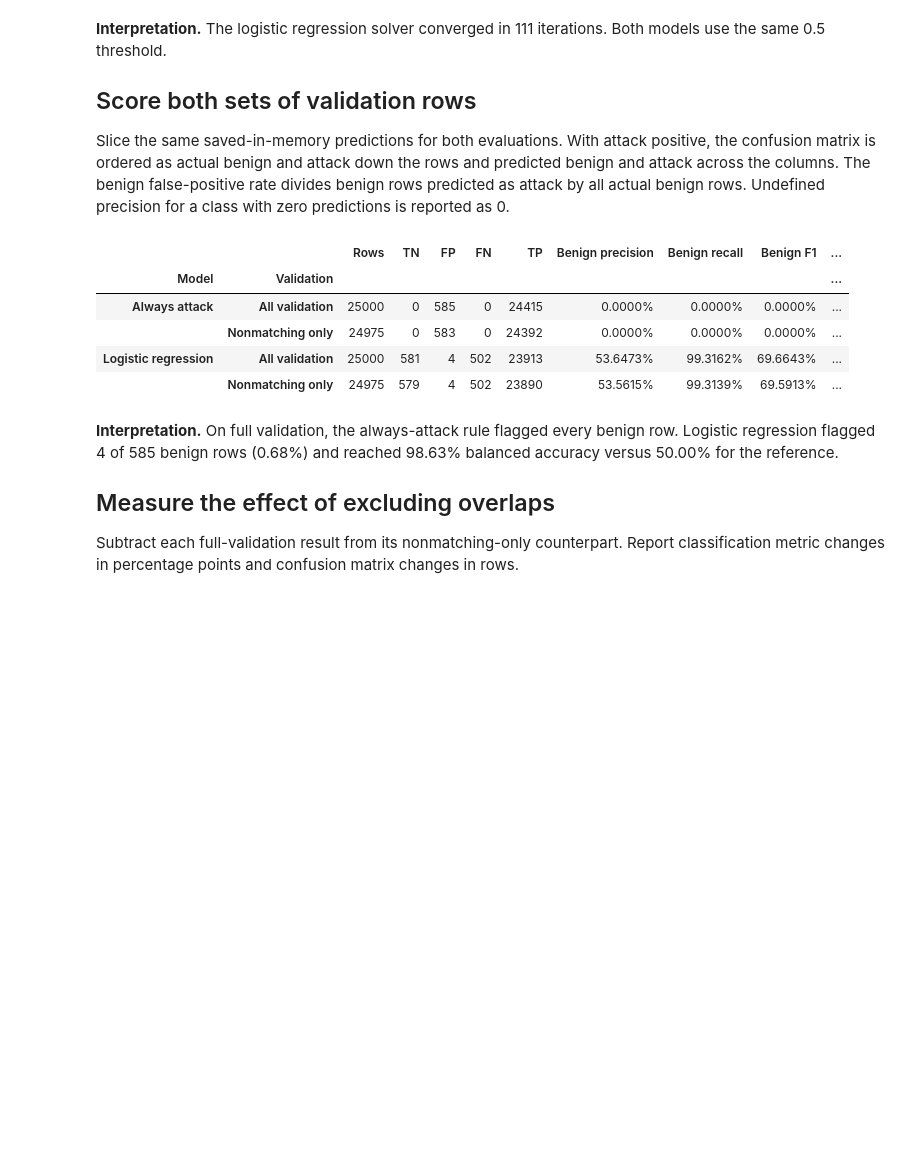
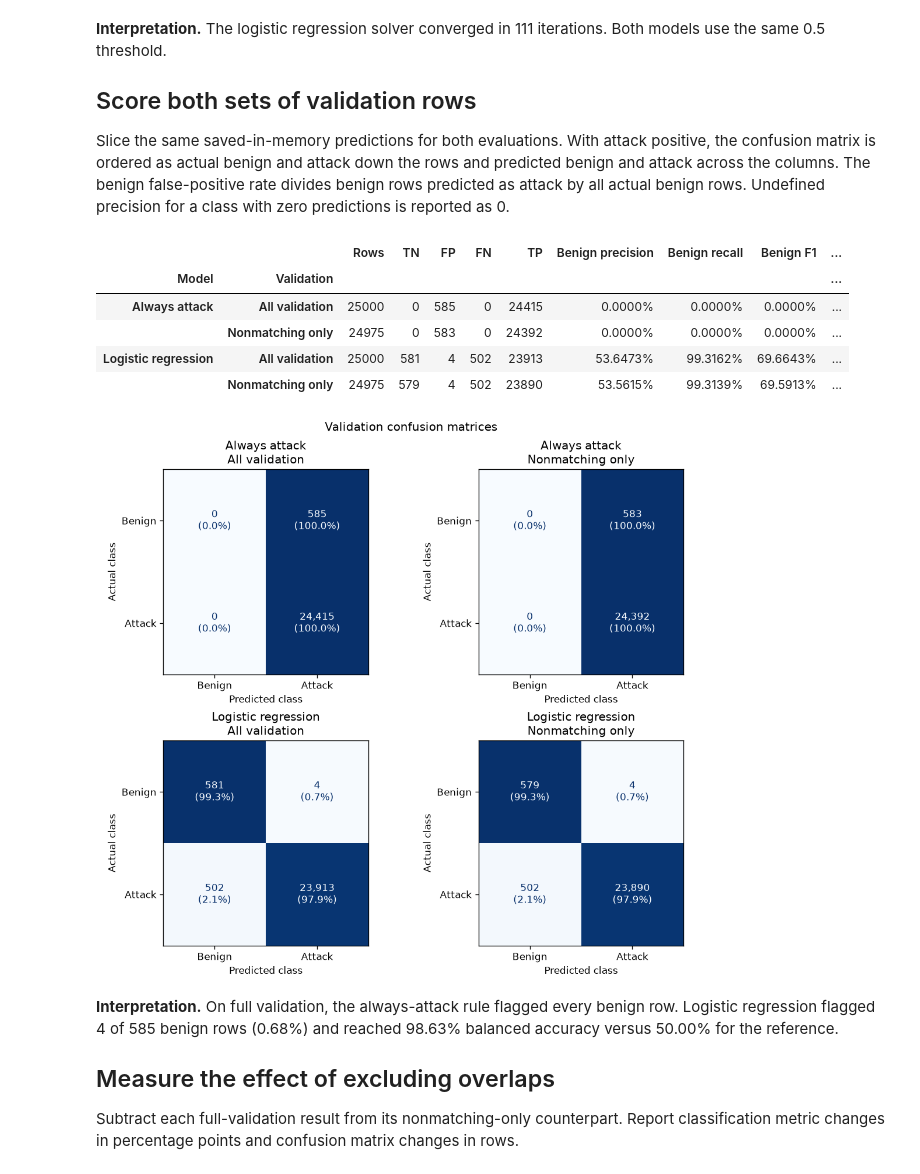
Before and after one commit to mdaliqbal021-tech/iot-intrusion-detection, a Jupyter notebook: notebooks/04_binary_baseline.ipynb, the cells around one changed output. Drawn from its saved outputs; the diff is of its cells as text; code cells hidden in the pictures; blank space fills up the shorter version.

```diff
--- a/notebooks/04_binary_baseline.ipynb
+++ b/notebooks/04_binary_baseline.ipynb
@@ -211,33 +211,52 @@ for name, predicted in predictions.items():
         precision, recall, f1, _ = precision_recall_fscore_support(
             actual, selected, labels=[0, 1], zero_division=0,
         )
         results.append({
             "Model": name, "Validation": scope, "Rows": len(actual),
             "TN": tn, "FP": fp, "FN": fn, "TP": tp,
             "Benign precision": precision[0], "Benign recall": recall[0], "Benign F1": f1[0],
             "Attack precision": precision[1], "Attack recall": recall[1], "Attack F1": f1[1],
             "Balanced accuracy": balanced_accuracy_score(actual, selected),
             "Benign false positives": fp,
             "Actual benign": tn + fp,
             "Benign false-positive rate": fp / (tn + fp),
         })
 
 scores = pd.DataFrame(results).set_index(["Model", "Validation"])
 formatters = {
     column: "{:.4%}" for column in scores.columns if pd.api.types.is_float_dtype(scores[column])
 }
 formatted = scores.copy()
 for column, formatter in formatters.items():
     formatted[column] = formatted[column].map(formatter.format)
 with pd.option_context("display.max_columns", None, "display.width", 240):
     display(formatted)
+
+import matplotlib.pyplot as plt
+from sklearn.metrics import ConfusionMatrixDisplay
+
+fig, axes = plt.subplots(2, 2, figsize=(9, 8), layout="constrained")
+fig.suptitle("Validation confusion matrices")
+for (model, scope), ax in zip(scores.index, axes.flat, strict=True):
+    counts = scores.loc[(model, scope), ["TN", "FP", "FN", "TP"]].to_numpy(dtype=int).reshape(2, 2)
+    rates = counts / counts.sum(axis=1, keepdims=True)
+    matrix = ConfusionMatrixDisplay(rates, display_labels=["Benign", "Attack"])
+    matrix.plot(ax=ax, cmap="Blues", colorbar=False, values_format=".1%", im_kw={"vmin": 0, "vmax": 1})
+    for label, count, rate in zip(matrix.text_.flat, counts.flat, rates.flat, strict=True):
+        label.set_text(f"{count:,}\n({rate:.1%})")
+    ax.set_title(f"{model}\n{scope}")
+    ax.set_xlabel("Predicted class")
+    ax.set_ylabel("Actual class")
+
+plt.show()
 # %% [output]
 |  |  | Rows | TN | FP | FN | TP | Benign precision | Benign recall | Benign F1 | ... |
 | Model | Validation |  |  |  |  |  |  |  |  | ... |
 | Always attack | All validation | 25000 | 0 | 585 | 0 | 24415 | 0.0000% | 0.0000% | 0.0000% | ... |
 |  | Nonmatching only | 24975 | 0 | 583 | 0 | 24392 | 0.0000% | 0.0000% | 0.0000% | ... |
 | Logistic regression | All validation | 25000 | 581 | 4 | 502 | 23913 | 53.6473% | 99.3162% | 69.6643% | ... |
 |  | Nonmatching only | 24975 | 579 | 4 | 502 | 23890 | 53.5615% | 99.3139% | 69.5913% | ... |
+[figure, added]
 # %% [markdown]
 **Interpretation.** On full validation, the always-attack rule flagged every benign row. Logistic regression flagged 4 of 585 benign rows (0.68%) and reached 98.63% balanced accuracy versus 50.00% for the reference.
 
```
Also changed, not shown: 4 other files.
